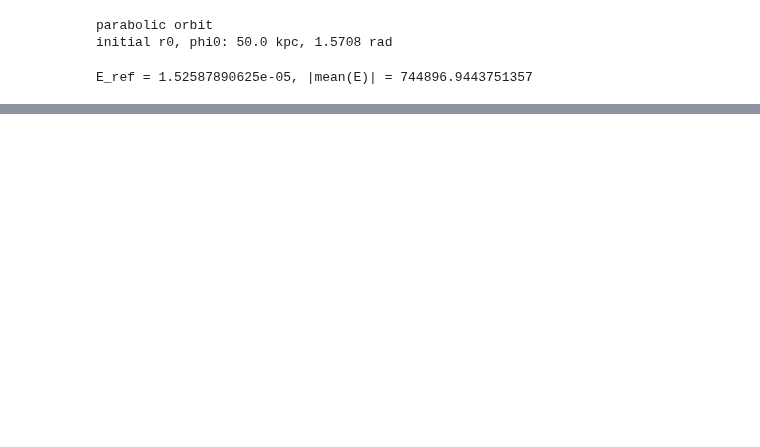
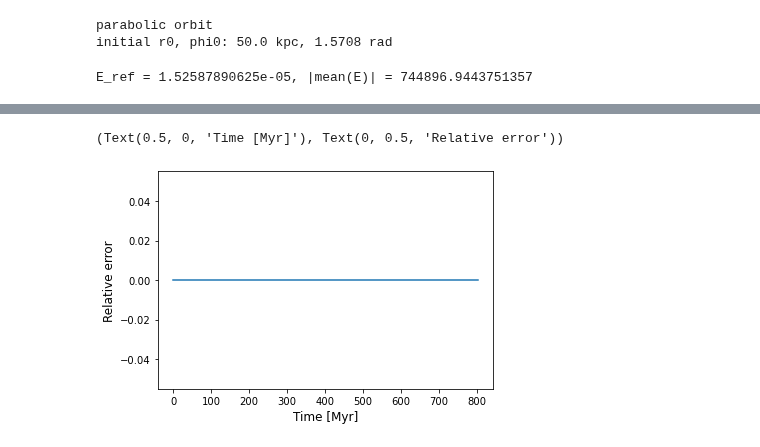
Before and after one commit to q-pratz-chem/Interacting_Galaxies, a Jupyter notebook: leap_frog.ipynb, the cells around one changed output, grey strips where cells are left out. Drawn from its saved outputs; the diff is of its cells as text; code cells hidden in the pictures; blank space fills up the shorter version.

```diff
--- a/leap_frog.ipynb
+++ b/leap_frog.ipynb
@@ -341,0 +348,6 @@ Text(0.5, 1.05, 'Orbits of galaxies')
+# %%
+plt.plot(t, err)
+plt.xlabel("Time [Myr]", fontsize=12), plt.ylabel("Relative error", fontsize=12)
+# %% [output]
+(Text(0.5, 0, 'Time [Myr]'), Text(0, 0.5, 'Relative error'))
+[figure, added]
```
Also changed, not shown: parts of 7 cells of this notebook.
